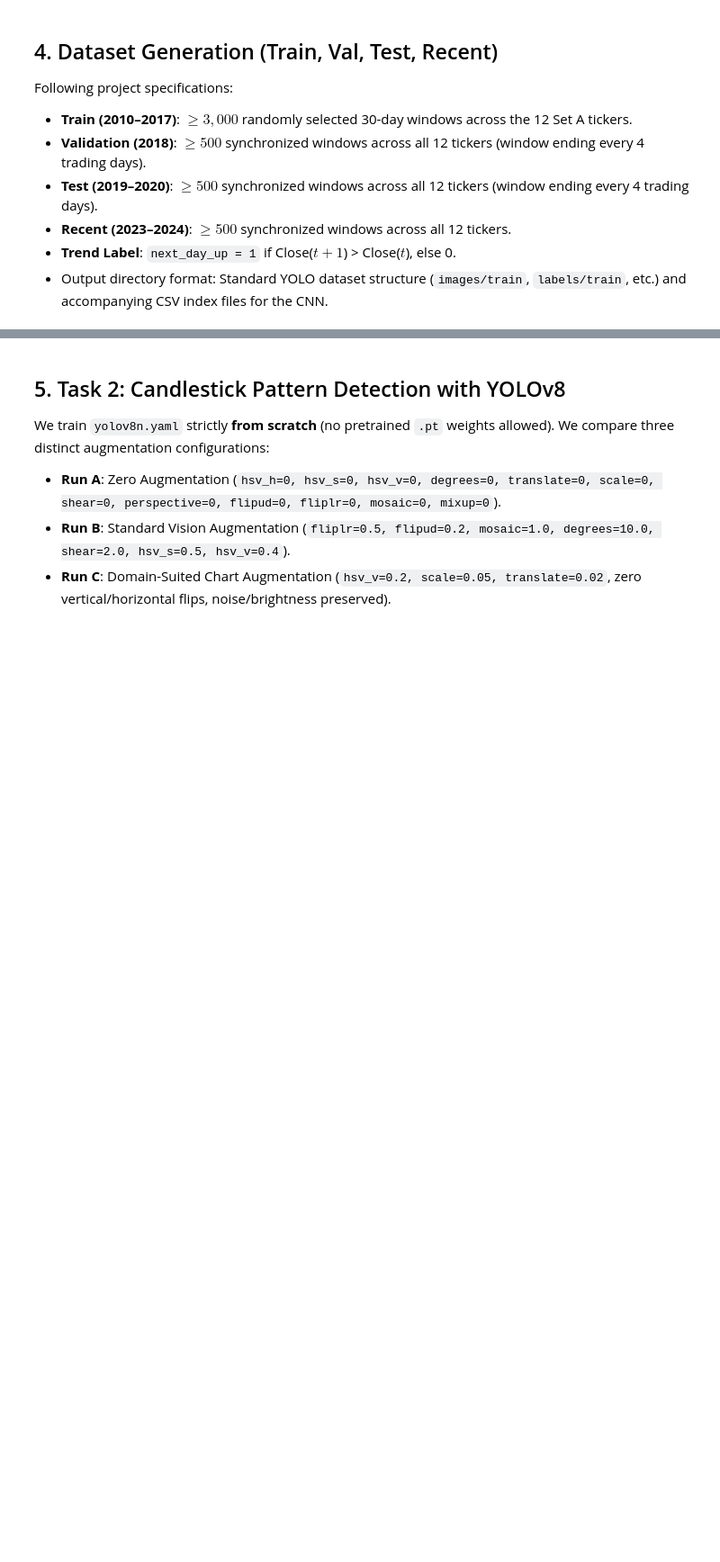
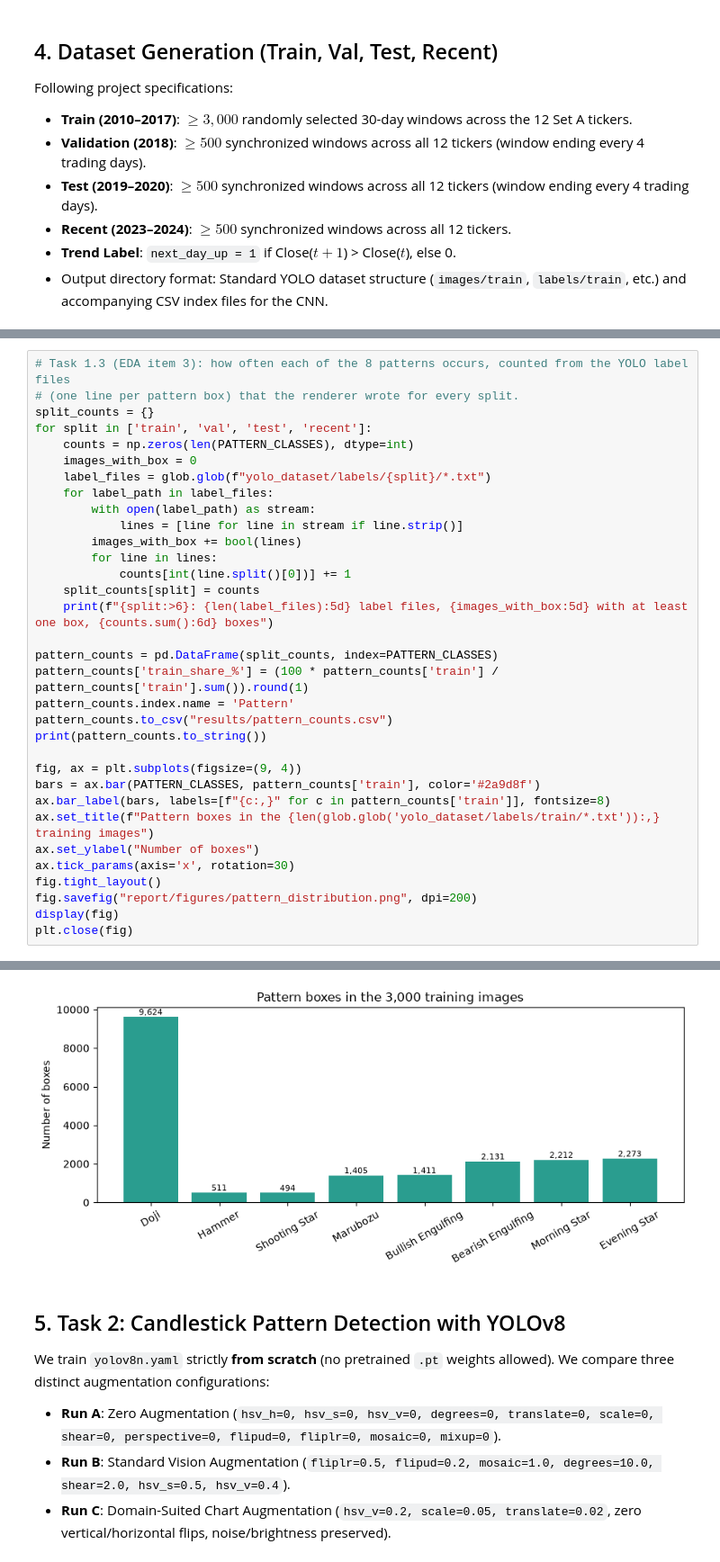
Before and after one commit to CtrlAltHamza/cs4045-candlestick-multimodal-perception, a Jupyter notebook: notebooks/part1_vision.ipynb, the cells around one changed output, grey strips where cells are left out. Shown at 90% size. Saved outputs shown, nothing was run; the diff lists cells and outputs as text; blank space fills up the shorter version.

```diff
--- a/notebooks/part1_vision.ipynb
+++ b/notebooks/part1_vision.ipynb
@@ -826,0 +815,34 @@ generate_datasets_split(df_stocks, set_a_symbols)
+# %%
+# Task 1.3 (EDA item 3): how often each of the 8 patterns occurs, counted from the YOLO label files
+# (one line per pattern box) that the renderer wrote for every split.
+split_counts = {}
+for split in ['train', 'val', 'test', 'recent']:
+    counts = np.zeros(len(PATTERN_CLASSES), dtype=int)
+    images_with_box = 0
+    label_files = glob.glob(f"yolo_dataset/labels/{split}/*.txt")
+    for label_path in label_files:
+        with open(label_path) as stream:
+            lines = [line for line in stream if line.strip()]
+        images_with_box += bool(lines)
+        for line in lines:
+            counts[int(line.split()[0])] += 1
+    split_counts[split] = counts
+    print(f"{split:>6}: {len(label_files):5d} label files, {images_with_box:5d} with at least one box, {counts.sum():6d} boxes")
+
+pattern_counts = pd.DataFrame(split_counts, index=PATTERN_CLASSES)
+pattern_counts['train_share_%'] = (100 * pattern_counts['train'] / pattern_counts['train'].sum()).round(1)
+pattern_counts.index.name = 'Pattern'
+pattern_counts.to_csv("results/pattern_counts.csv")
+print(pattern_counts.to_string())
+
+fig, ax = plt.subplots(figsize=(9, 4))
+bars = ax.bar(PATTERN_CLASSES, pattern_counts['train'], color='#2a9d8f')
+ax.bar_label(bars, labels=[f"{c:,}" for c in pattern_counts['train']], fontsize=8)
+ax.set_title(f"Pattern boxes in the {len(glob.glob('yolo_dataset/labels/train/*.txt')):,} training images")
+ax.set_ylabel("Number of boxes")
+ax.tick_params(axis='x', rotation=30)
+fig.tight_layout()
+fig.savefig("report/figures/pattern_distribution.png", dpi=200)
+display(fig)
+plt.close(fig)
+# %% [output]
@@ -827,3 +863,4 @@ generate_datasets_split(df_stocks, set_a_symbols)
+[figure, added]
 # %% [markdown]
 ## 5. Task 2: Candlestick Pattern Detection with YOLOv8
 We train `yolov8n.yaml` strictly **from scratch** (no pretrained `.pt` weights allowed).
```
Also changed, not shown: parts of 19 cells of this notebook.
